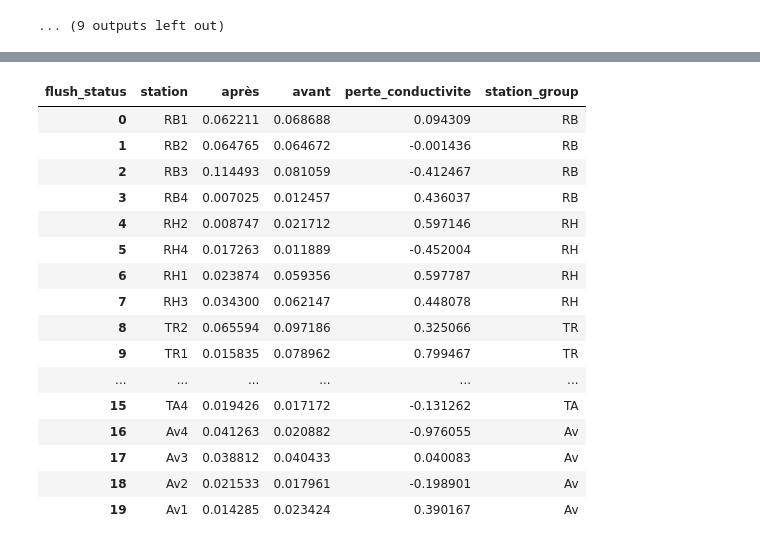
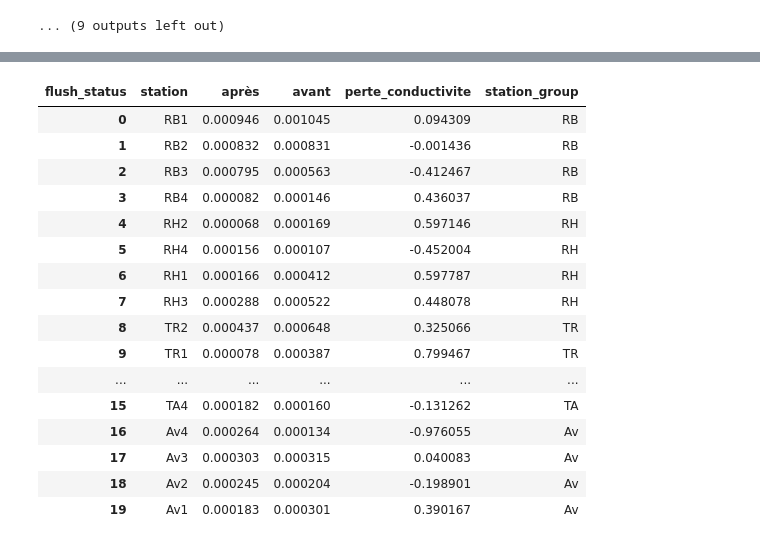
Before and after one commit to arthuserani/BleuAtlantiC_Physics, a Jupyter notebook: Physics-Physiology/Conductivité/conductivite.ipynb, the cells around one changed output, grey strips where cells are left out. Cells and saved outputs as stored; diff of their text form; code cells hidden in the pictures.

```diff
--- a/Physics-Physiology/Conductivité/conductivite.ipynb
+++ b/Physics-Physiology/Conductivité/conductivite.ipynb
@@ -203,7 +206,11 @@ See the caveats in the documentation: https://pandas.pydata.org/pandas-docs/stab
 [figure]
 ... (9 outputs left out)
 # %%
+# Calcul de l'aire
+df_conduc['aire']=(df_conduc['diametre_mm']**2)*np.pi/4
+
+
 #Affichage de df_conduc, répertoriant toutes les pentes
 
-df_conduc.head()
+df_conduc
 # %% [output]
@@ -230,7 +255,8 @@ $c=0.6\times \frac{p}{l\times\Delta P}$
 # %%
 # Calcul de la conductivité
 
-df_conduc['conductivite']=0.6*df_conduc['pente']/(df_conduc['longueur_cm']*0.19)
+df_conduc['conductivite_surf']=(10/6)*df_conduc['pente']*df_conduc['longueur_cm']/(0.19*df_conduc['aire'])
+df_conduc['conductivite']=(0.001/6)*df_conduc['pente']*df_conduc['longueur_cm']/(0.19)
 # %% [output]
 A value is trying to be set on a copy of a slice from a DataFrame.
 Try using .loc[row_indexer,col_indexer] = value instead
@@ -251,48 +281,55 @@ df_conduc.head()
 # %%
 # Nouveau df de résultats qui rassemble les conductivités "avant", "après" et la perte de conductivité
 df_results = df_conduc.pivot(index='station', columns='flush_status', values='conductivite').reset_index()
+df_results_surf=df_conduc.pivot(index='station', columns='flush_status', values='conductivite_surf').reset_index()
 
 # Calcul de la perte de conductivité
 df_results['perte_conductivite'] = (df_results['avant'] - df_results['après']) / df_results['avant']
 
 
 # On ajoute la colonnes avec les stations (les vraies), puis on trie pour le plot
 
 def regrouper_station(station):
     if station.startswith('Av'):
         return 'Av'
     if station.startswith('RB'):
         return 'RB'
     if station.startswith('RH'):
         return 'RH'
     if station.startswith('TA'):
         return 'TA'
     if station.startswith('TR'):
         return 'TR'
     return None
 
 df_results['station_group'] = df_results['station'].apply(regrouper_station)
+df_results_surf['station_group'] = df_results_surf['station'].apply(regrouper_station)
+
 
 ordre=['RB','RH','TR','TA','Av']
+
 df_results['station_group'] = pd.Categorical(df_results['station_group'], categories=ordre, ordered=True)
 df_results = df_results.sort_values('station_group').reset_index(drop=True)
 
+df_results_surf['station_group'] = pd.Categorical(df_results_surf['station_group'], categories=ordre, ordered=True)
+df_results_surf = df_results_surf.sort_values('station_group').reset_index(drop=True)
+
 df_results
 # %% [output]
 | flush_status | station | après | avant | perte_conductivite | station_group |
-| 0 | RB1 | 0.062211 | 0.068688 | 0.094309 | RB |
-| 1 | RB2 | 0.064765 | 0.064672 | -0.001436 | RB |
-| 2 | RB3 | 0.114493 | 0.081059 | -0.412467 | RB |
-| 3 | RB4 | 0.007025 | 0.012457 | 0.436037 | RB |
-| 4 | RH2 | 0.008747 | 0.021712 | 0.597146 | RH |
-| 5 | RH4 | 0.017263 | 0.011889 | -0.452004 | RH |
-| 6 | RH1 | 0.023874 | 0.059356 | 0.597787 | RH |
-| 7 | RH3 | 0.034300 | 0.062147 | 0.448078 | RH |
-| 8 | TR2 | 0.065594 | 0.097186 | 0.325066 | TR |
-| 9 | TR1 | 0.015835 | 0.078962 | 0.799467 | TR |
+| 0 | RB1 | 0.000946 | 0.001045 | 0.094309 | RB |
+| 1 | RB2 | 0.000832 | 0.000831 | -0.001436 | RB |
+| 2 | RB3 | 0.000795 | 0.000563 | -0.412467 | RB |
+| 3 | RB4 | 0.000082 | 0.000146 | 0.436037 | RB |
+| 4 | RH2 | 0.000068 | 0.000169 | 0.597146 | RH |
+| 5 | RH4 | 0.000156 | 0.000107 | -0.452004 | RH |
+| 6 | RH1 | 0.000166 | 0.000412 | 0.597787 | RH |
+| 7 | RH3 | 0.000288 | 0.000522 | 0.448078 | RH |
+| 8 | TR2 | 0.000437 | 0.000648 | 0.325066 | TR |
+| 9 | TR1 | 0.000078 | 0.000387 | 0.799467 | TR |
 | ... | ... | ... | ... | ... | ... |
-| 15 | TA4 | 0.019426 | 0.017172 | -0.131262 | TA |
-| 16 | Av4 | 0.041263 | 0.020882 | -0.976055 | Av |
-| 17 | Av3 | 0.038812 | 0.040433 | 0.040083 | Av |
-| 18 | Av2 | 0.021533 | 0.017961 | -0.198901 | Av |
-| 19 | Av1 | 0.014285 | 0.023424 | 0.390167 | Av |
+| 15 | TA4 | 0.000182 | 0.000160 | -0.131262 | TA |
+| 16 | Av4 | 0.000264 | 0.000134 | -0.976055 | Av |
+| 17 | Av3 | 0.000303 | 0.000315 | 0.040083 | Av |
+| 18 | Av2 | 0.000245 | 0.000204 | -0.198901 | Av |
+| 19 | Av1 | 0.000183 | 0.000301 | 0.390167 | Av |
```
Also changed, not shown: parts of 18 cells of this notebook.
